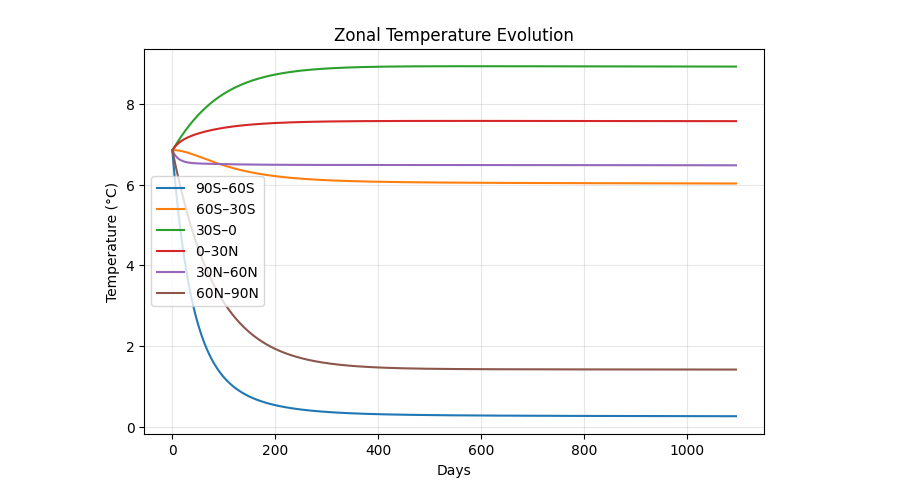
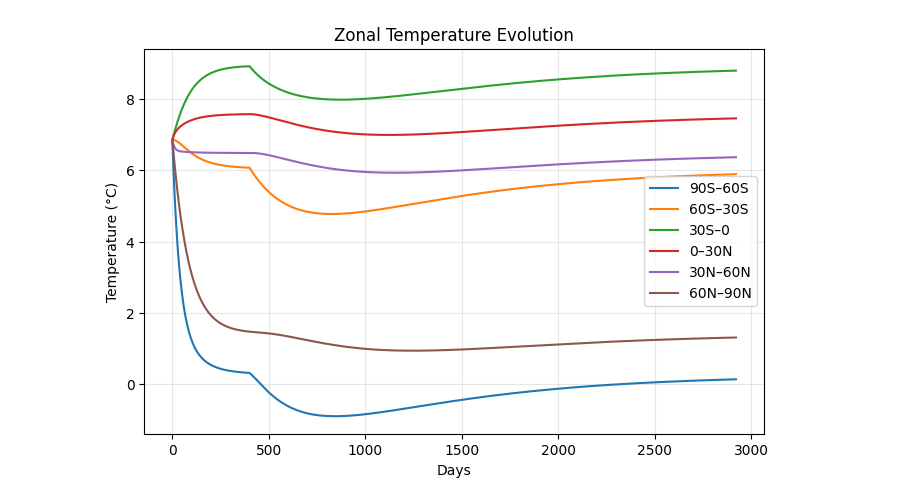
Before and after one commit to TWilson05/EOAS-453, a Jupyter notebook: assignment2.ipynb, the cells around one changed output. Saved outputs shown, nothing was run; the diff lists cells and outputs as text; code cells hidden in the pictures.

```diff
--- a/assignment2.ipynb
+++ b/assignment2.ipynb
@@ -80,40 +80,59 @@ albedo_arr = np.array([albedo_surface, albedo_ocean, albedo_ice])
 avg_albedos = np.array([average_fcn(frac_arr[:,i], compute_albedo, albedo_arr) for i in range(frac_arr.shape[1])])
 pcZ_vals = np.array([average_fcn(frac_arr[:,i], compute_pcZ, density_arr, spec_heat_arr, depth_arr) for i in range(frac_arr.shape[1])])
 
-def compute_dT(temp):
-    dT = (geometric_factors * (1 - albedo_sky) * (1 - avg_albedos) * solar_const - transmissivity_atm * sigma_B_scaled * (temp/100)**4) / pcZ_vals
+def compute_dT(temp, phi):
+    dT = (geometric_factors * (1 - albedo_sky) * (1 - avg_albedos) * phi * solar_const - transmissivity_atm * sigma_B_scaled * (temp/100)**4) / pcZ_vals
     dT[:-1] += lengths * k_vals * (temp[1:] - temp[:-1]) / (area_earth * area_fractions[:-1] * pcZ_vals[:-1])
     dT[1:] -= lengths * k_vals * (temp[1:] - temp[:-1]) / (area_earth * area_fractions[1:] * pcZ_vals[1:])
     return dT
+
+def eruption_event(t, cell, magnitude=0.4):
+    """Magnitude: 1 for nuclear winter and 0 for no eruption"""
+    """Assumes a 60x60 degree square"""
+    time_constant = 86400 * 365 # 1 year
+    time_component = magnitude * np.exp(-t / time_constant)
+    phi = np.ones(6)
+    if cell == 0 or cell == 5:
+        phi[cell] = 1 - time_component * 2 / 3
+    else:
+        phi[cell] = 1 - time_component / 3
+        phi[cell-1] = 1 - time_component / 6
+        phi[cell+1] = 1 - time_component / 6
+    return phi
 # %%
 # Parameters
 n_zones = 6
 lat_labels = ['90S–60S', '60S–30S', '30S–0', '0–30N', '30N–60N', '60N–90N']
 dt = 3600 * 24  # time step (seconds)
-n_steps = 365 * 3 # years
+n_steps = 365 * 8 # years
 
 # Initial temperature
 temp = np.ones(6) * 280  # initial guess
 temps_over_time = [temp.copy()]
 
+phi = np.ones(6)
+
 # Time integration
-for _ in range(n_steps):
-    dT = compute_dT(temp)
+for n in range(n_steps):
+    time = dt * n
+    if n >= 400:
+        phi = eruption_event(time - dt * 400, 1, magnitude=0.4)
+    dT = compute_dT(temp, phi)
     temp = temp + dT * dt
     temps_over_time.append(temp.copy())
 
 temps_over_time = np.array(temps_over_time)
 times = np.arange(len(temps_over_time))
 
 # --- Plot 1: Time series of zonal temperatures ---
 plt.figure(figsize=(8, 5))
 for i, label in enumerate(lat_labels):
     plt.plot(times, temps_over_time[:, i] - 273.15, label=label)
 plt.xlabel("Days")
 plt.ylabel("Temperature (°C)")
 plt.title("Zonal Temperature Evolution")
 plt.legend()
 plt.grid(alpha=0.3)
 plt.show()
 # %% [output]
-[figure, old version]
+[figure, new version]
```
